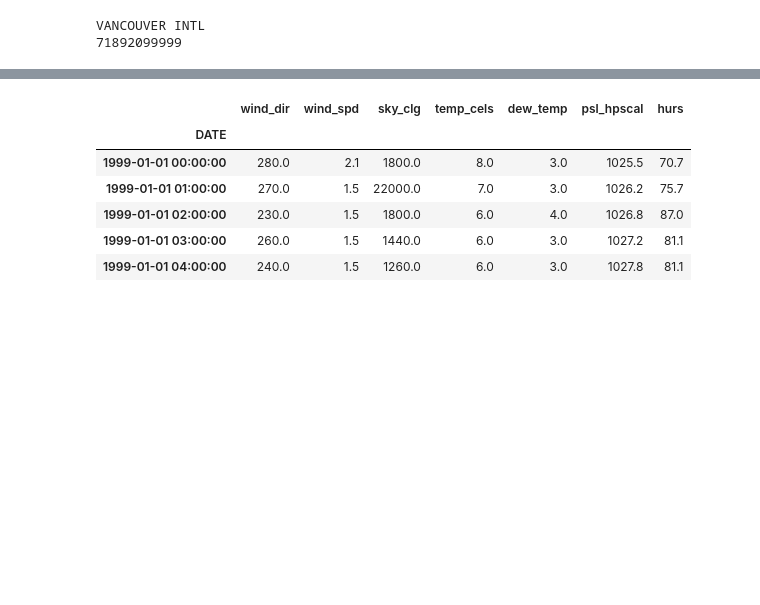
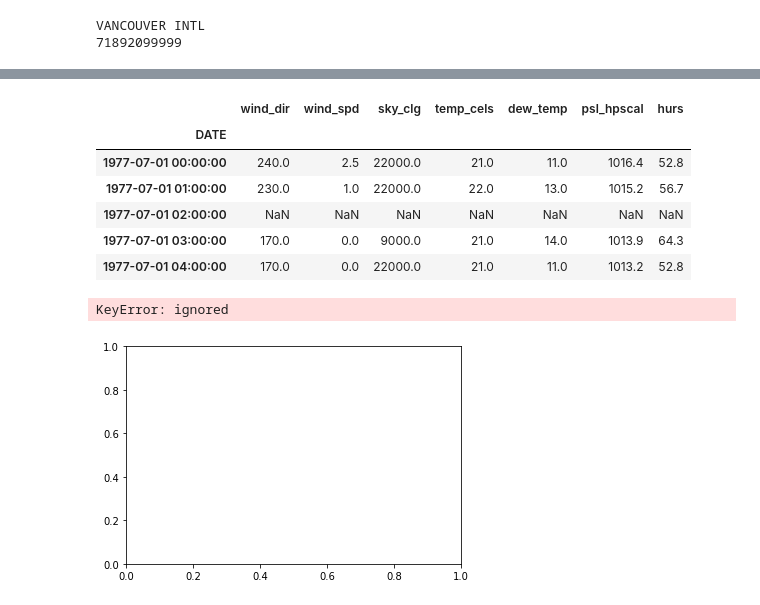
Before and after one commit to justinfmccarty/epwmorph, a Jupyter notebook: notebooks/NOAA Station Data API.ipynb, the cells around one changed output, grey strips where cells are left out. Saved outputs shown, nothing was run; the diff lists cells and outputs as text; code cells hidden in the pictures; blank space fills up the shorter version.

```diff
--- a/notebooks/NOAA Station Data API.ipynb
+++ b/notebooks/NOAA Station Data API.ipynb
@@ -111,4 +146,5 @@ df.head()
 # %%
+df=allweather
 wind = df.WND.str.split(pat=',',expand=True).set_index(df.DATE).rename(columns={0:'wind_dir',
                                                                             1:'wind_dirqc',
                                                                             2:'wind_type',
@@ -177,11 +213,19 @@ dfobs.head()
 # %% [output]
 |  | wind_dir | wind_spd | sky_clg | temp_cels | dew_temp | psl_hpscal | hurs |
 | DATE |  |  |  |  |  |  |  |
-| 1999-01-01 00:00:00 | 280.0 | 2.1 | 1800.0 | 8.0 | 3.0 | 1025.5 | 70.7 |
-| 1999-01-01 01:00:00 | 270.0 | 1.5 | 22000.0 | 7.0 | 3.0 | 1026.2 | 75.7 |
-| 1999-01-01 02:00:00 | 230.0 | 1.5 | 1800.0 | 6.0 | 4.0 | 1026.8 | 87.0 |
-| 1999-01-01 03:00:00 | 260.0 | 1.5 | 1440.0 | 6.0 | 3.0 | 1027.2 | 81.1 |
-| 1999-01-01 04:00:00 | 240.0 | 1.5 | 1260.0 | 6.0 | 3.0 | 1027.8 | 81.1 |
+| 1977-07-01 00:00:00 | 240.0 | 2.5 | 22000.0 | 21.0 | 11.0 | 1016.4 | 52.8 |
+| 1977-07-01 01:00:00 | 230.0 | 1.0 | 22000.0 | 22.0 | 13.0 | 1015.2 | 56.7 |
+| 1977-07-01 02:00:00 | NaN | NaN | NaN | NaN | NaN | NaN | NaN |
+| 1977-07-01 03:00:00 | 170.0 | 0.0 | 9000.0 | 21.0 | 14.0 | 1013.9 | 64.3 |
+| 1977-07-01 04:00:00 | 170.0 | 0.0 | 22000.0 | 21.0 | 11.0 | 1013.2 | 52.8 |
+# %%
+dfobs['date'] = dfobs.index
+ax1 = dfobs.plot.scatter(x='date',
+                      y='temp_cels',
+                      c='DarkBlue')
+# %% [output]
+KeyError: ignored
+[figure, added]
 # %%
 fig, axs = plt.subplots(1,2,figsize=[13,5])
 plt.subplots_adjust(wspace=0.2, hspace=0.5)
```
Also changed, not shown: parts of 12 cells of this notebook.
